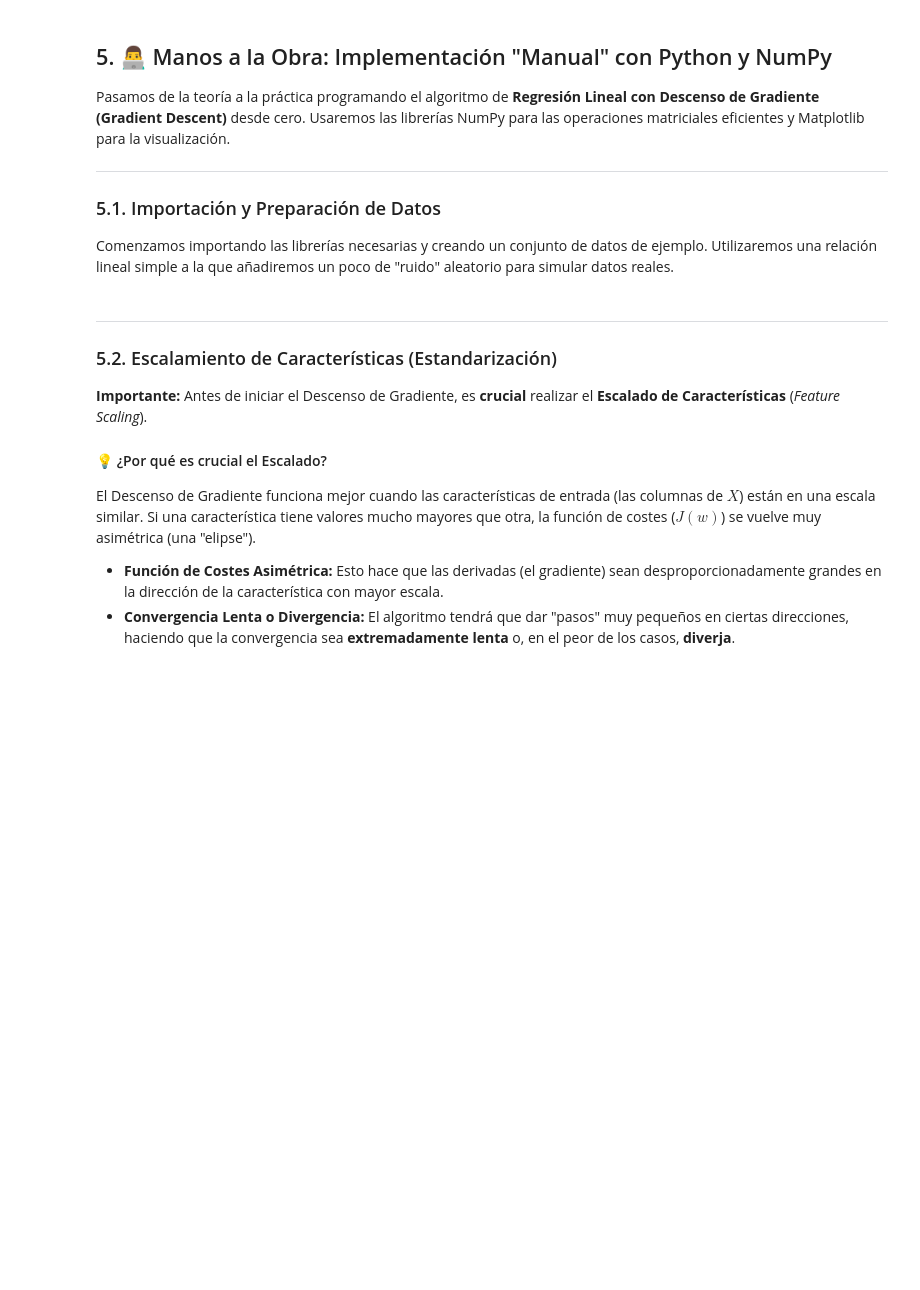
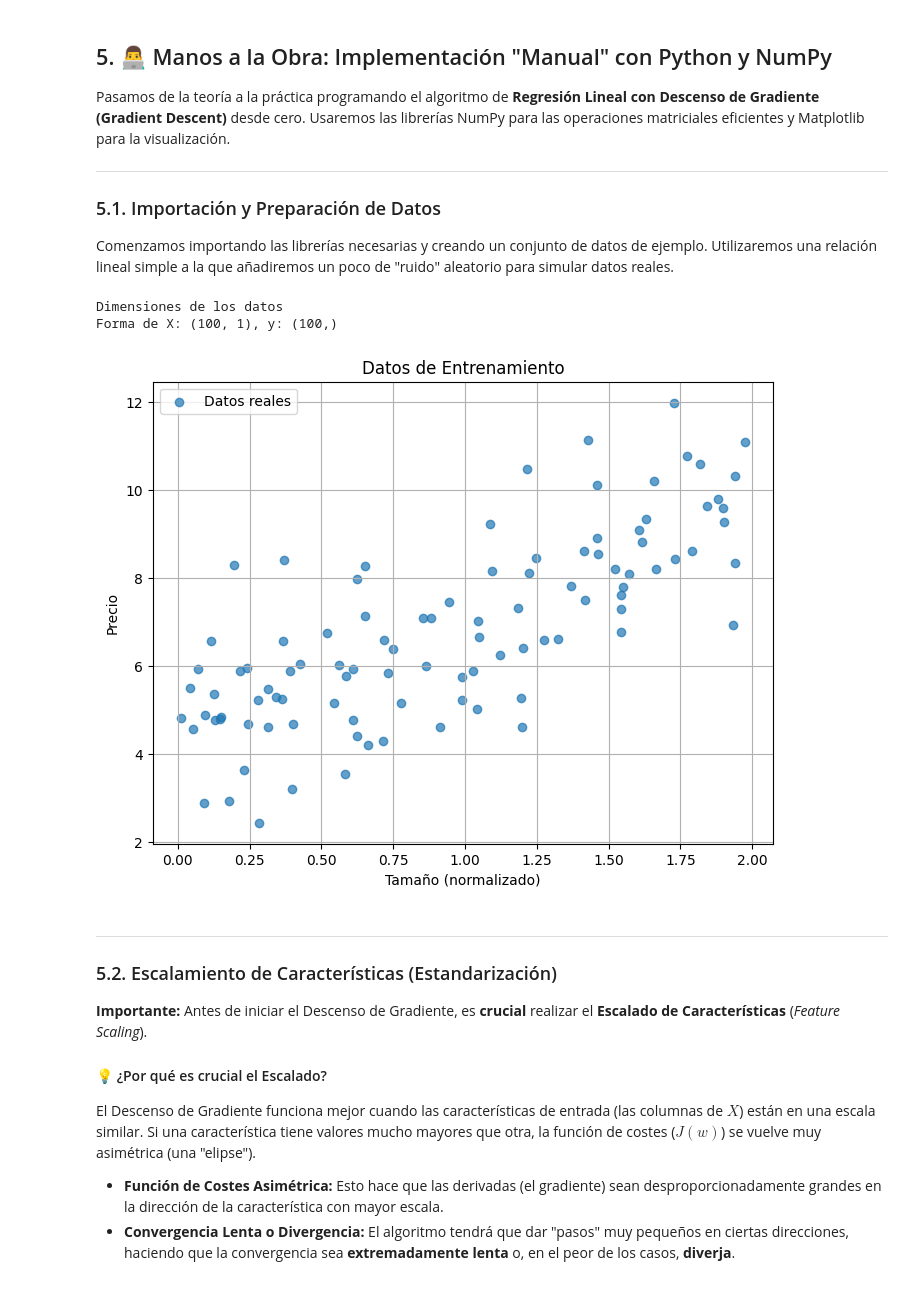
Before and after one commit to financieras/math_for_ai, a Jupyter notebook: estadistica/regresion_lineal_descenso_gradiente.ipynb, the cells around one changed output. Drawn from its saved outputs; the diff is of its cells as text; code cells hidden in the pictures; blank space fills up the shorter version.

```diff
--- a/estadistica/regresion_lineal_descenso_gradiente.ipynb
+++ b/estadistica/regresion_lineal_descenso_gradiente.ipynb
@@ -224,29 +224,34 @@ Comenzamos importando las librerías necesarias y creando un conjunto de datos d
 # %%
 import numpy as np
 import matplotlib.pyplot as plt
 
 # Crear datos de ejemplo
 np.random.seed(42) # Fijar semilla para reproducibilidad
 
 # Variable independiente X (característica)
 X = 2 * np.random.rand(100, 1) # 100 valores entre 0 y 2
 
 # Variable dependiente y (objetivo)
 # Relación real: y = 4 + 3 * X + ruido
 y = 4 + 3 * X + np.random.randn(100, 1) * 1.5 # El ruido es esencial
+y = y.ravel()  # Aplanamos 'y' a un vector 1D de forma (100,)
 
 print("Dimensiones de los datos")
 print(f"Forma de X: {X.shape}, y: {y.shape}\n")
 
 # Visualizar
 plt.figure(figsize=(8, 6))
 plt.scatter(X, y, alpha=0.7, label='Datos reales')
 plt.xlabel('Tamaño (normalizado)')
 plt.ylabel('Precio')
 plt.title('Datos de Entrenamiento')
 plt.legend()
 plt.grid(True)
 plt.show()
+# %% [output]
+Dimensiones de los datos
+Forma de X: (100, 1), y: (100,)
+[figure, added]
 # %% [markdown]
 -----
 
```
Also changed, not shown: parts of 6 cells of this notebook.
